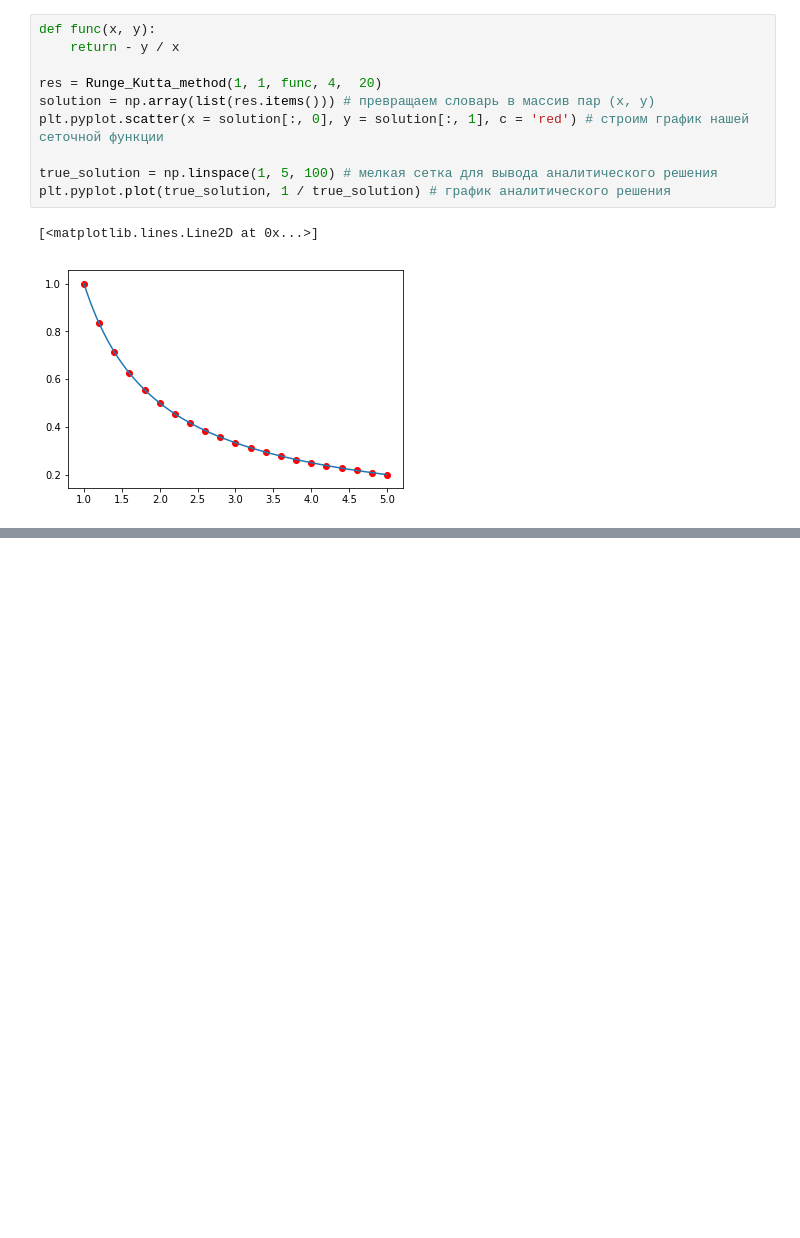
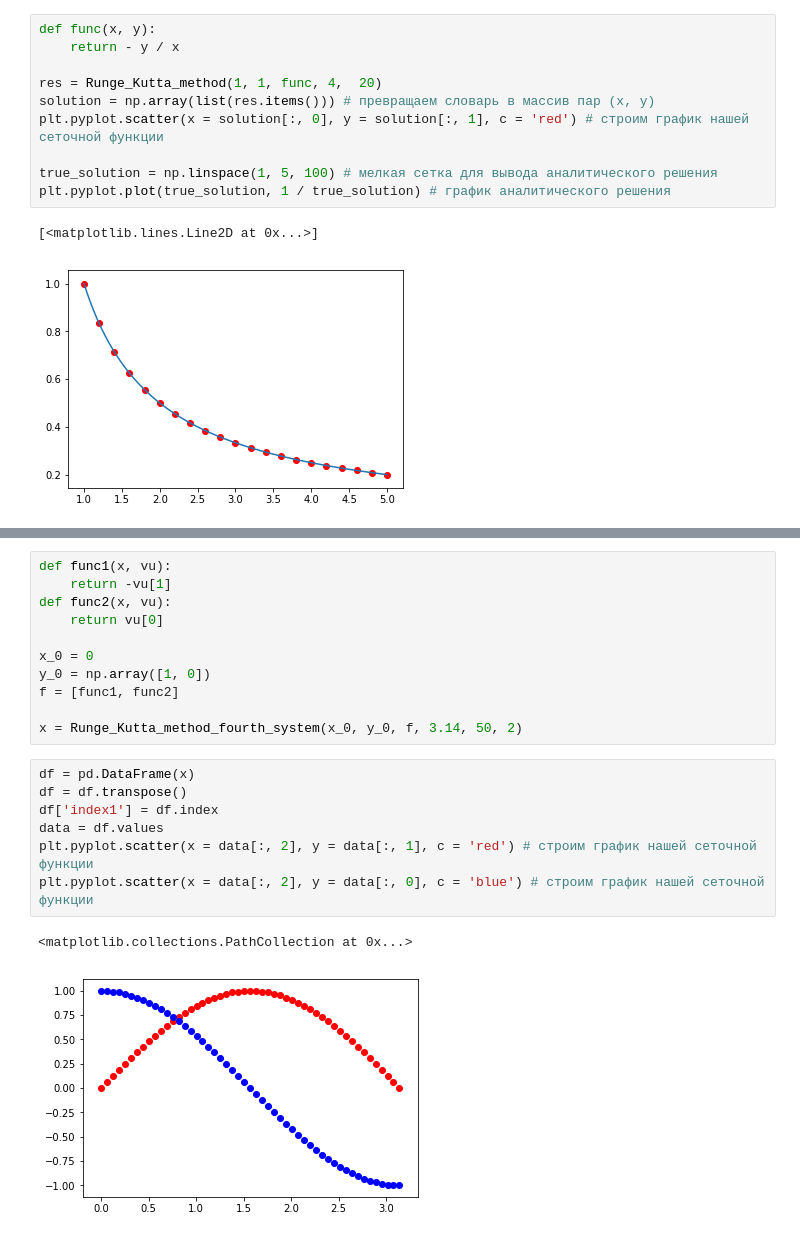
Before and after one commit to Sorrow321/NM, a Jupyter notebook: DifEq.ipynb, the cells around one changed output, grey strips where cells are left out. Drawn from its saved outputs; the diff is of its cells as text; blank space fills up the shorter version.

```diff
--- a/DifEq.ipynb
+++ b/DifEq.ipynb
@@ -91,0 +228,21 @@ plt.pyplot.plot(true_solution, 1 / true_solution) # график аналити
+# %%
+def func1(x, vu):
+    return -vu[1]
+def func2(x, vu):
+    return vu[0]
+
+x_0 = 0
+y_0 = np.array([1, 0])
+f = [func1, func2]
+
+x = Runge_Kutta_method_fourth_system(x_0, y_0, f, 3.14, 50, 2)
+# %%
+df = pd.DataFrame(x)
+df = df.transpose()
+df['index1'] = df.index
+data = df.values
+plt.pyplot.scatter(x = data[:, 2], y = data[:, 1], c = 'red') # строим график нашей сеточной функции
+plt.pyplot.scatter(x = data[:, 2], y = data[:, 0], c = 'blue') # строим график нашей сеточной функции
+# %% [output]
+<matplotlib.collections.PathCollection at 0x...>
+[figure, added]
```
Also changed, not shown: parts of 17 cells of this notebook.
